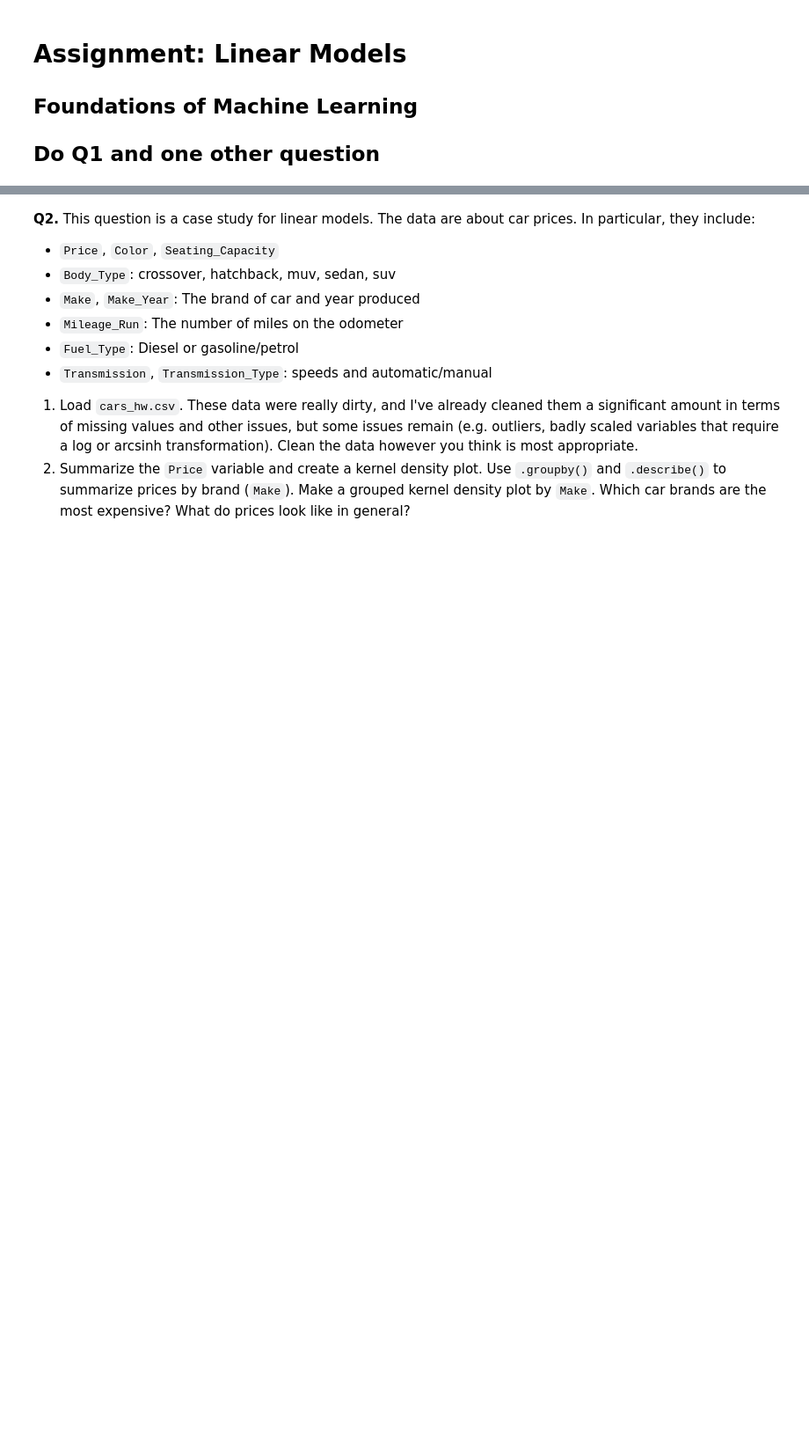
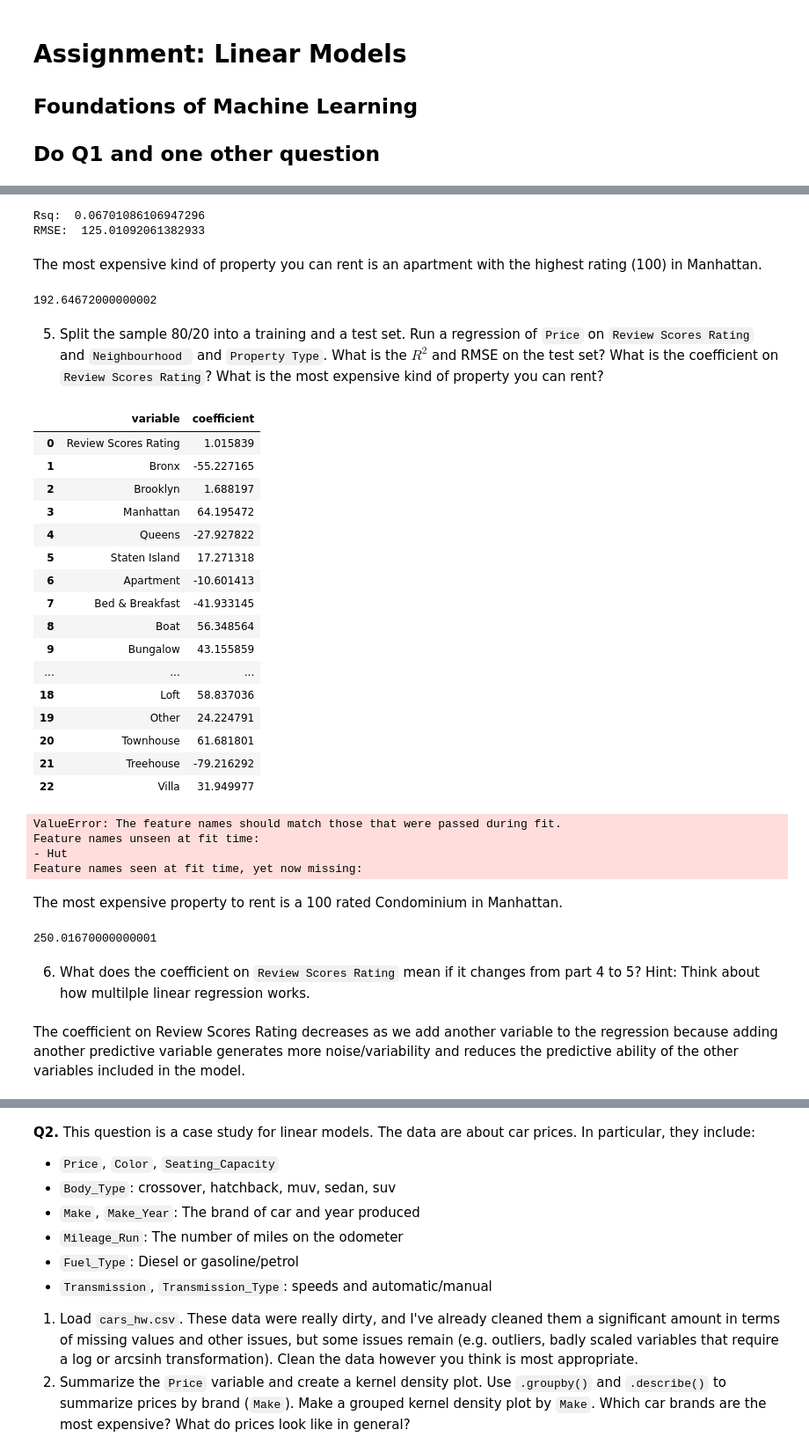
Before and after one commit to Nehach73/DS3001, a Jupyter notebook: linear_reg_assignment/linear_reg_assignment.ipynb, the cells around one changed output, grey strips where cells are left out. Shown: that part at 88% size. Cells and saved outputs as stored; diff of their text form; code cells hidden in the pictures; blank space fills up the shorter version.

```diff
--- a/linear_reg_assignment/linear_reg_assignment.ipynb
+++ b/linear_reg_assignment/linear_reg_assignment.ipynb
@@ -22,0 +125,70 @@
+# %%
+y_hat = reg.predict(Z_test)
+print('Rsq: ', reg.score(Z_test,y_test))
+rmse = np.sqrt(np.mean((y_test - y_hat)**2))
+print('RMSE: ', rmse)
+# %% [output]
+Rsq:  0.06701086106947296
+RMSE:  125.01092061382933
+# %% [markdown]
+The most expensive kind of property you can rent is an apartment with the highest rating (100) in Manhattan.
+# %%
+# cost = rating*rating_coefficient + Manhattan_coefficient
+cost = 100*1.032257 + 89.421020
+cost
+# %% [output]
+192.64672000000002
+# %% [markdown]
+5. Split the sample 80/20 into a training and a test set. Run a regression of `Price` on `Review Scores Rating` and `Neighbourhood ` and `Property Type`. What is the $R^2$ and RMSE on the test set? What is the coefficient on `Review Scores Rating`? What is the most expensive kind of property you can rent?
+# %%
+y = df['Price']
+X = df.loc[:,['Review Scores Rating', 'Neighbourhood', 'Property Type']]
+X_train, X_test, y_train, y_test = train_test_split(X, y, test_size=.2, random_state=100)
+
+Z_train = pd.concat([X_train['Review Scores Rating'], pd.get_dummies(X_train['Neighbourhood'], dtype='int'), pd.get_dummies(X_train['Property Type'], dtype='int')], axis = 1)
+Z_test = pd.concat([X_test['Review Scores Rating'], pd.get_dummies(X_test['Neighbourhood'], dtype='int'), pd.get_dummies(X_test['Property Type'], dtype='int')], axis = 1)
+
+reg = linear_model.LinearRegression().fit(Z_train,y_train)
+
+results = pd.DataFrame({'variable':reg.feature_names_in_, 'coefficient': reg.coef_})
+results
+# %% [output]
+|  | variable | coefficient |
+| 0 | Review Scores Rating | 1.015839 |
+| 1 | Bronx | -55.227165 |
+| 2 | Brooklyn | 1.688197 |
+| 3 | Manhattan | 64.195472 |
+| 4 | Queens | -27.927822 |
+| 5 | Staten Island | 17.271318 |
+| 6 | Apartment | -10.601413 |
+| 7 | Bed & Breakfast | -41.933145 |
+| 8 | Boat | 56.348564 |
+| 9 | Bungalow | 43.155859 |
+| ... | ... | ... |
+| 18 | Loft | 58.837036 |
+| 19 | Other | 24.224791 |
+| 20 | Townhouse | 61.681801 |
+| 21 | Treehouse | -79.216292 |
+| 22 | Villa | 31.949977 |
+# %%
+y_hat = reg.predict(Z_test)
+print('Rsq: ', reg.score(Z_test,y_test))
+rmse = np.sqrt(np.mean((y_test - y_hat)**2))
+print('RMSE: ', rmse)
+# %% [output]
+ValueError: The feature names should match those that were passed during fit.
+Feature names unseen at fit time:
+- Hut
+Feature names seen at fit time, yet now missing:
+# %% [markdown]
+The most expensive property to rent is a 100 rated Condominium in Manhattan.
+# %%
+# cost = rating*rating_coefficient + Manhattan_coefficient + Condo_coefficient
+cost = 100*1.0158 + 64.1955 + 84.2412
+cost
+# %% [output]
+250.01670000000001
+# %% [markdown]
+6. What does the coefficient on `Review Scores Rating` mean if it changes from part 4 to 5? Hint: Think about how multilple linear regression works.
+# %% [markdown]
+The coefficient on Review Scores Rating decreases as we add another variable to the regression because adding another predictive variable generates more noise/variability and reduces the predictive ability of the other variables included in the model.
```
Also changed, not shown: parts of 18 cells of this notebook.
